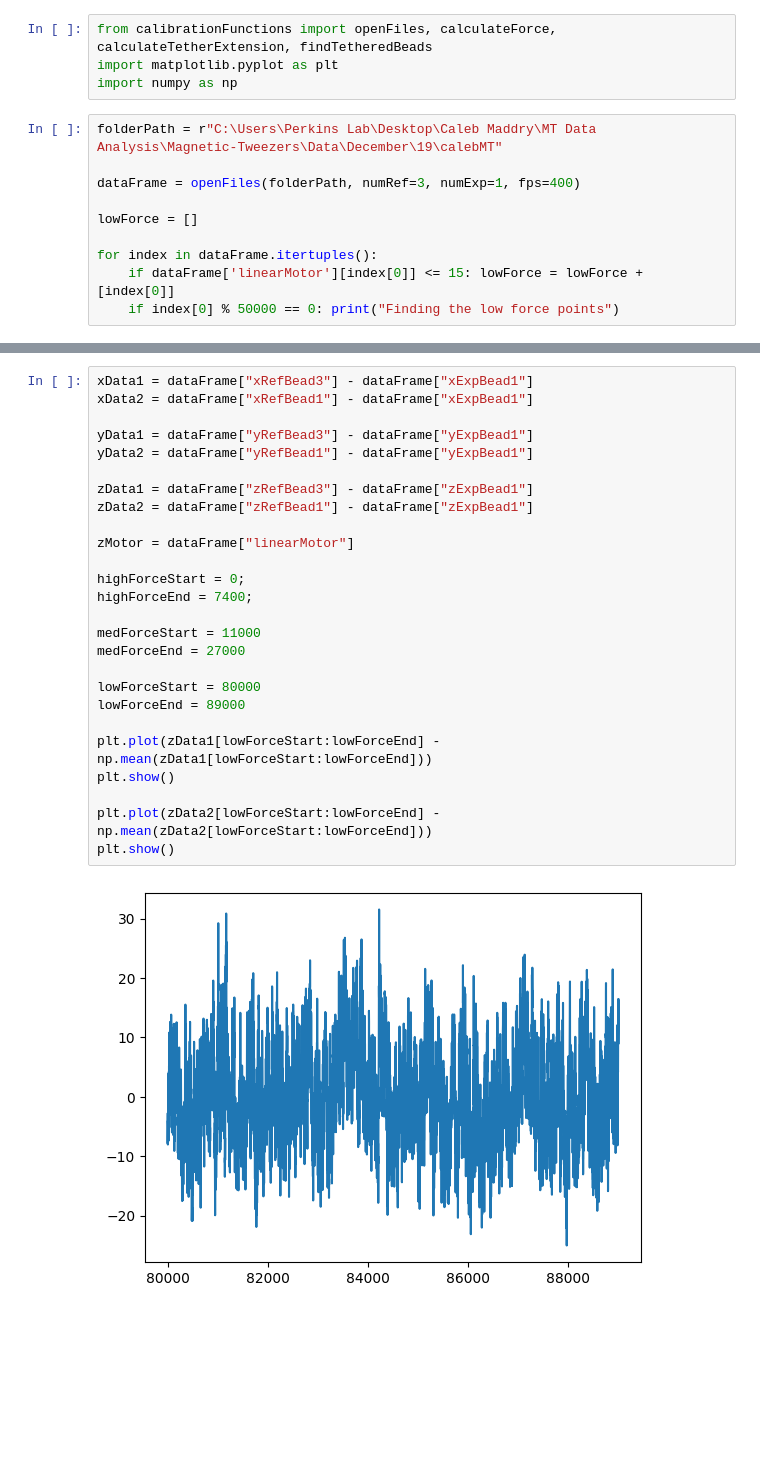
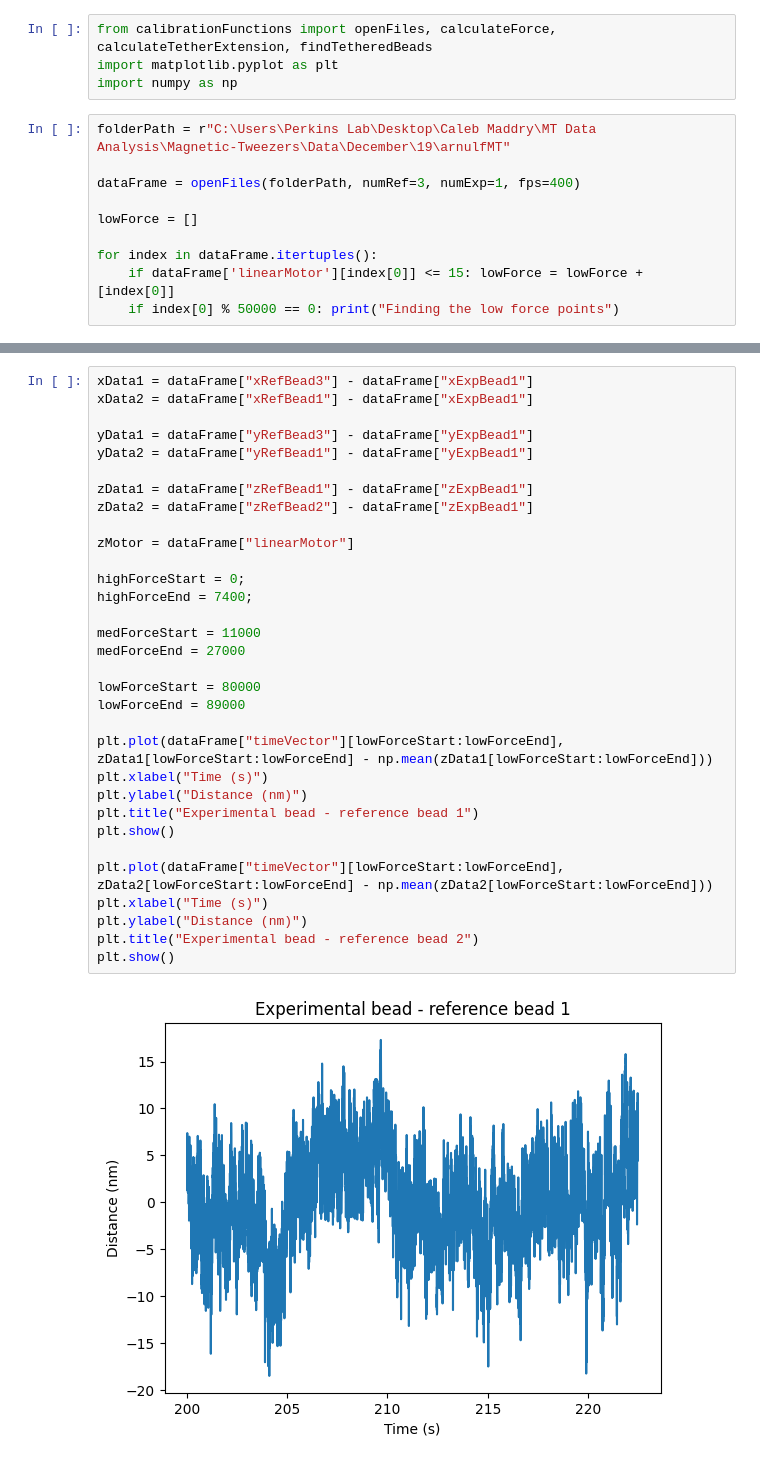
Before and after one commit to cmaddry/Magnetic-Tweezers, a Jupyter notebook: Scripts/dec19.ipynb, the cells around one changed output, grey strips where cells are left out. Saved outputs shown, nothing was run; the diff lists cells and outputs as text; blank space fills up the shorter version.

```diff
--- a/Scripts/dec19.ipynb
+++ b/Scripts/dec19.ipynb
@@ -3,7 +3,7 @@ from calibrationFunctions import openFiles, calculateForce, calculateTetherExten
 import matplotlib.pyplot as plt
 import numpy as np
 # %%
-folderPath = r"C:\Users\Perkins Lab\Desktop\Caleb Maddry\MT Data Analysis\Magnetic-Tweezers\Data\December\19\calebMT"
+folderPath = r"C:\Users\Perkins Lab\Desktop\Caleb Maddry\MT Data Analysis\Magnetic-Tweezers\Data\December\19\arnulfMT"
 
 dataFrame = openFiles(folderPath, numRef=3, numExp=1, fps=400)
 
@@ -41,28 +42,34 @@ The glass position is:  -65.37799999999994
 # %%
 xData1 = dataFrame["xRefBead3"] - dataFrame["xExpBead1"]
 xData2 = dataFrame["xRefBead1"] - dataFrame["xExpBead1"]
 
 yData1 = dataFrame["yRefBead3"] - dataFrame["yExpBead1"]
 yData2 = dataFrame["yRefBead1"] - dataFrame["yExpBead1"]
 
-zData1 = dataFrame["zRefBead3"] - dataFrame["zExpBead1"]
-zData2 = dataFrame["zRefBead1"] - dataFrame["zExpBead1"]
+zData1 = dataFrame["zRefBead1"] - dataFrame["zExpBead1"]
+zData2 = dataFrame["zRefBead2"] - dataFrame["zExpBead1"]
 
 zMotor = dataFrame["linearMotor"]
 
 highForceStart = 0;
 highForceEnd = 7400;
 
 medForceStart = 11000
 medForceEnd = 27000
 
 lowForceStart = 80000
 lowForceEnd = 89000
 
-plt.plot(zData1[lowForceStart:lowForceEnd] - np.mean(zData1[lowForceStart:lowForceEnd]))
+plt.plot(dataFrame["timeVector"][lowForceStart:lowForceEnd], zData1[lowForceStart:lowForceEnd] - np.mean(zData1[lowForceStart:lowForceEnd]))
+plt.xlabel("Time (s)")
+plt.ylabel("Distance (nm)")
+plt.title("Experimental bead - reference bead 1")
 plt.show()
 
-plt.plot(zData2[lowForceStart:lowForceEnd] - np.mean(zData2[lowForceStart:lowForceEnd]))
+plt.plot(dataFrame["timeVector"][lowForceStart:lowForceEnd], zData2[lowForceStart:lowForceEnd] - np.mean(zData2[lowForceStart:lowForceEnd]))
+plt.xlabel("Time (s)")
+plt.ylabel("Distance (nm)")
+plt.title("Experimental bead - reference bead 2")
 plt.show()
 # %% [output]
-[figure, old version]
+[figure, new version]
```
Also changed, not shown: parts of 4 cells of this notebook, 3 other files.
